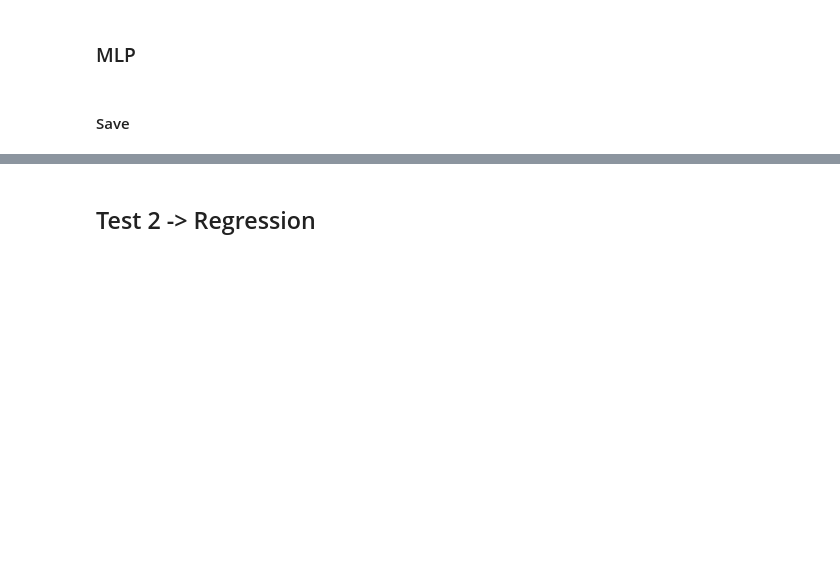
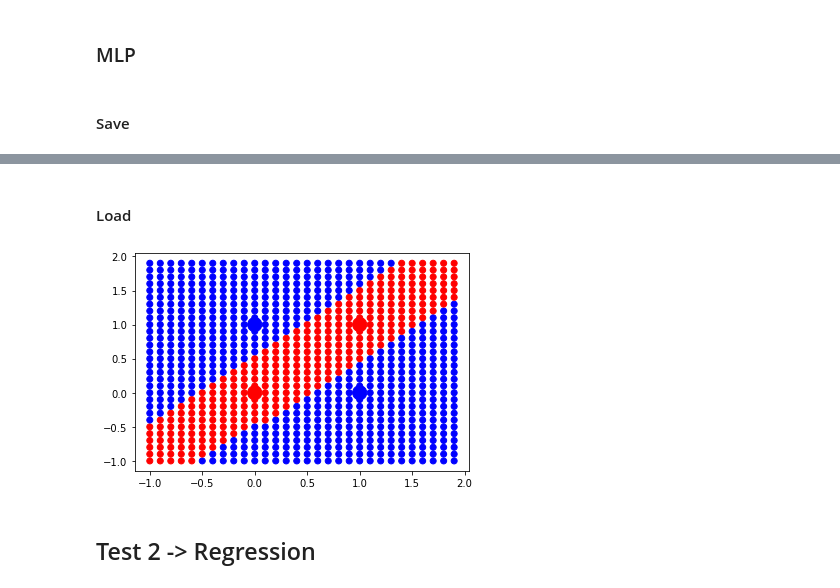
Before and after one commit to quentin-pierson/projetAnnuel, a Jupyter notebook: python/rendu/Notebook___CAS_DE_TESTS.ipynb, the cells around one changed output, grey strips where cells are left out. Saved outputs shown, nothing was run; the diff lists cells and outputs as text; code cells hidden in the pictures; blank space fills up the shorter version.

```diff
--- a/python/rendu/Notebook___CAS_DE_TESTS.ipynb
+++ b/python/rendu/Notebook___CAS_DE_TESTS.ipynb
@@ -1444,3 +1491,22 @@ mlp.free_MLP(resultat3)
+# %% [markdown]
+#### Load
+# %%
+resultat3 = mlp.load_mlp_model("../../Save/mlp_classification_2_2_1_202171816367.json")
+model3 = resultat3[0]
+
+test_dataset = [[x1 / 10, x2 / 10] for x1 in range(-10, 20) for x2 in range(-10, 20)]
+colors = ["blue" if output >= 0 else "red" for output in dataset_expected_outputs]
+
+predicted_outputs = [mlp.predict_mlp_model_classification(model3, p) for p in test_dataset]
+
+predicted_outputs_colors = ['blue' if label >= 0 else 'red' for label in predicted_outputs]
+plt.scatter([p[0] for p in test_dataset], [p[1] for p in test_dataset], c=predicted_outputs_colors)
+plt.scatter([p[0] for p in dataset_inputs], [p[1] for p in dataset_inputs], c=colors, s=200)
+plt.show()
+
+mlp.free_MLP(resultat3)
+# %% [output]
+[figure, added]
 # %% [markdown]
 ## Test 2 -> Regression
 # %% [markdown]
```
Also changed, not shown: parts of 37 cells of this notebook, 2 other files.
